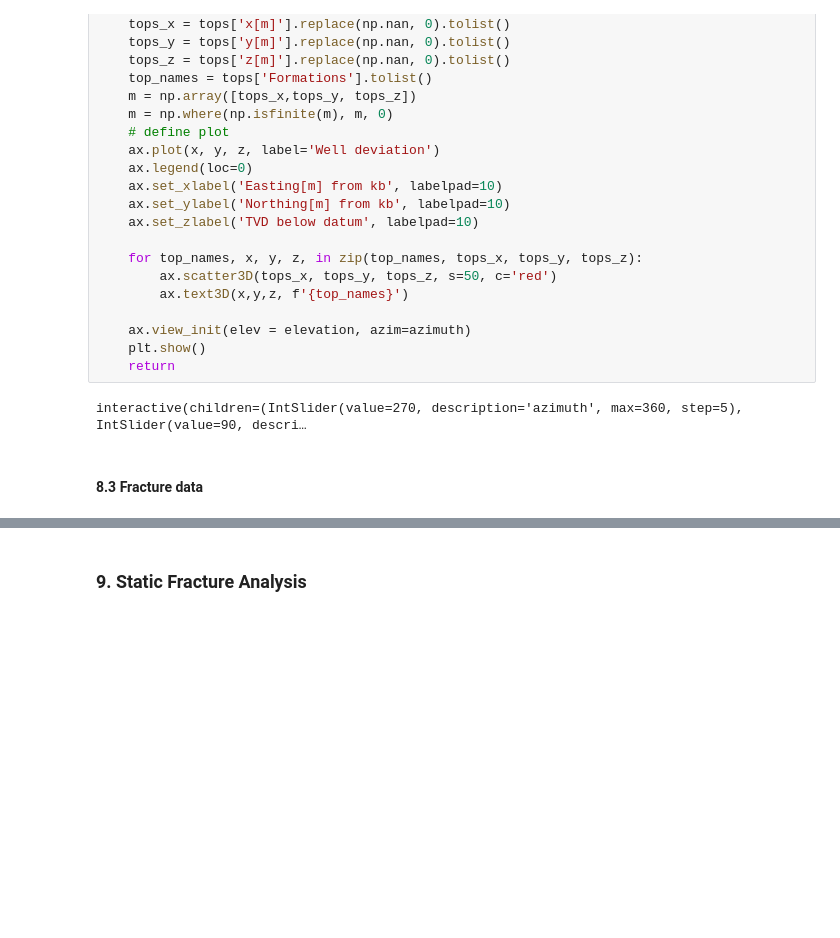
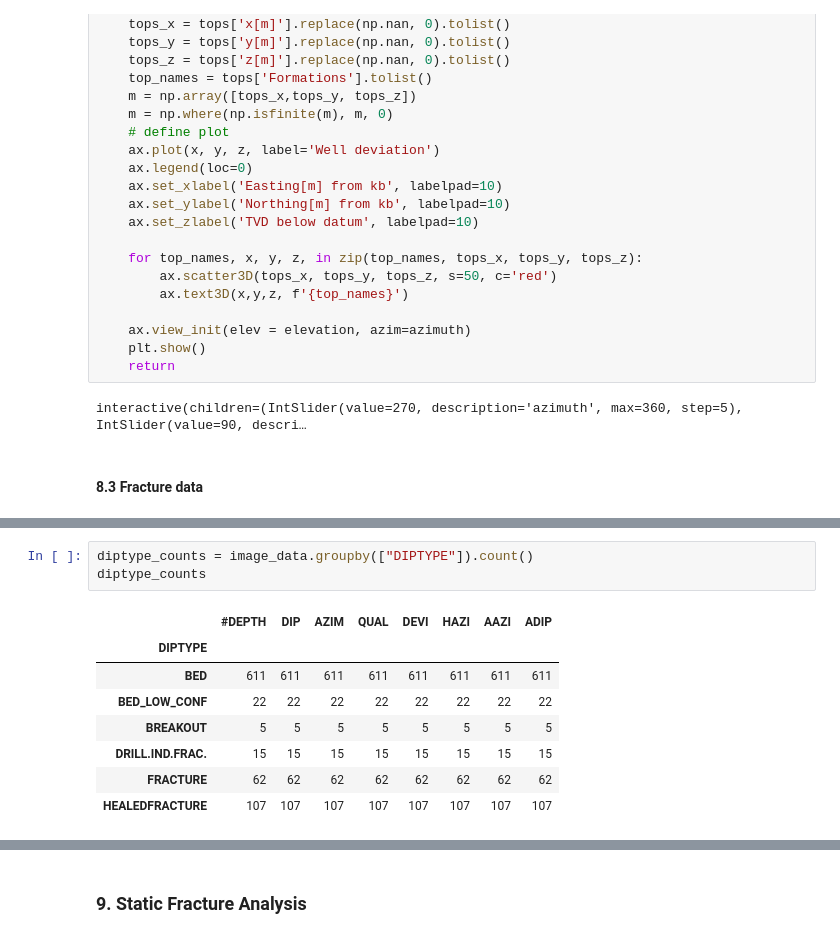
Before and after one commit to Zabamund/fracture-SFA, a Jupyter notebook: notebooks/SFA_Notebook.ipynb, the cells around one changed output, grey strips where cells are left out. Drawn from its saved outputs; the diff is of its cells as text; blank space fills up the shorter version.

```diff
--- a/notebooks/SFA_Notebook.ipynb
+++ b/notebooks/SFA_Notebook.ipynb
@@ -372,0 +386,12 @@ interactive(children=(IntSlider(value=270, description='azimuth', max=360, step=
+# %%
+diptype_counts = image_data.groupby(["DIPTYPE"]).count()
+diptype_counts
+# %% [output]
+|  | #DEPTH | DIP | AZIM | QUAL | DEVI | HAZI | AAZI | ADIP |
+| DIPTYPE |  |  |  |  |  |  |  |  |
+| BED | 611 | 611 | 611 | 611 | 611 | 611 | 611 | 611 |
+| BED_LOW_CONF | 22 | 22 | 22 | 22 | 22 | 22 | 22 | 22 |
+| BREAKOUT | 5 | 5 | 5 | 5 | 5 | 5 | 5 | 5 |
+| DRILL.IND.FRAC. | 15 | 15 | 15 | 15 | 15 | 15 | 15 | 15 |
+| FRACTURE | 62 | 62 | 62 | 62 | 62 | 62 | 62 | 62 |
+| HEALEDFRACTURE | 107 | 107 | 107 | 107 | 107 | 107 | 107 | 107 |
```
Also changed, not shown: parts of 9 cells of this notebook.
